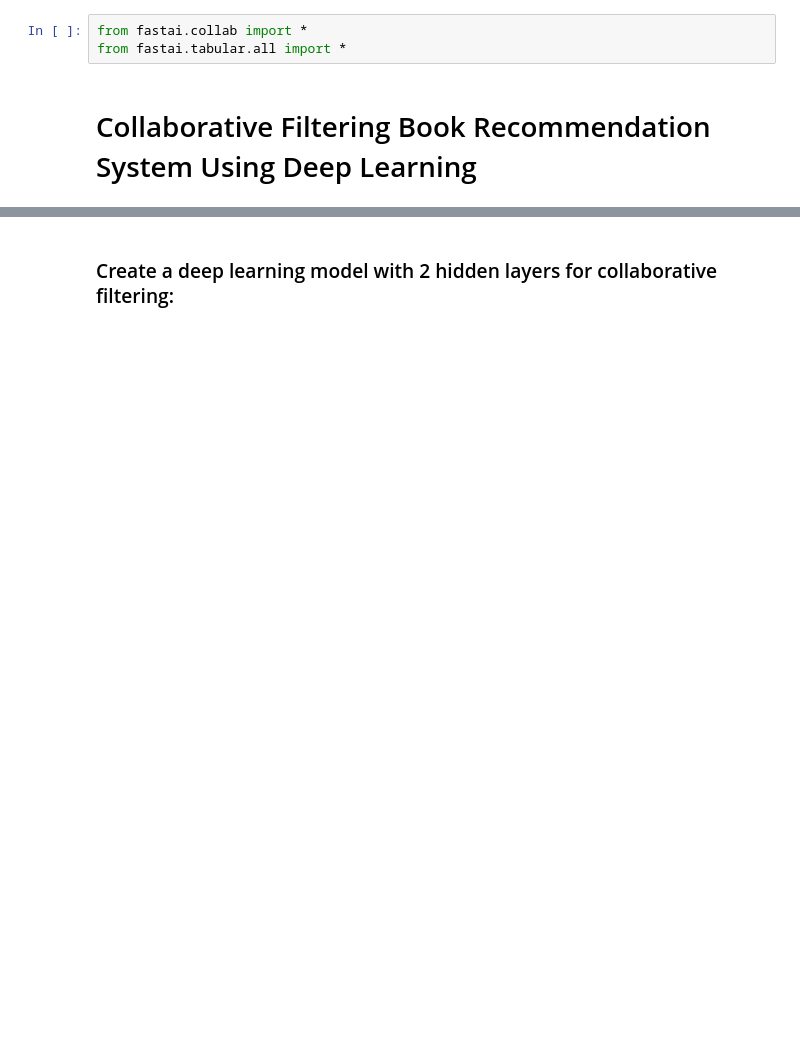
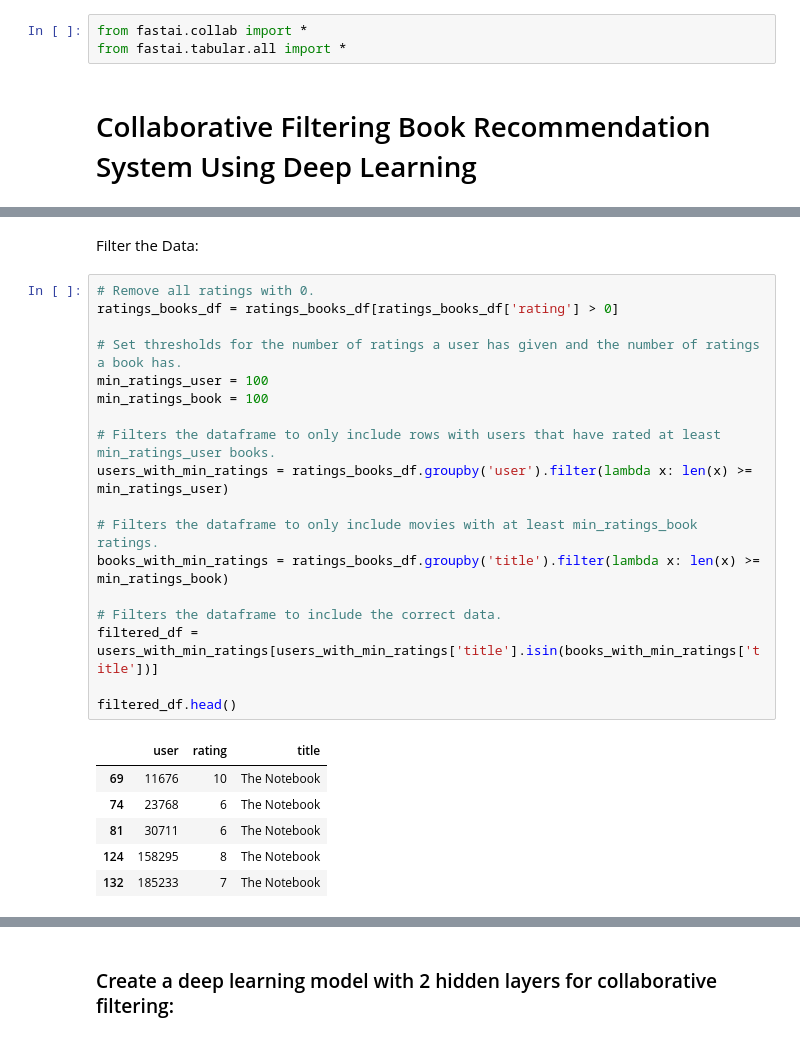
Before and after one commit to simonliu0226/LLM_RecSys, a Jupyter notebook: notebooks/Book_Recommendation_Collab_Filter.ipynb, the cells around one changed output, grey strips where cells are left out. Cells and saved outputs as stored; diff of their text form; blank space fills up the shorter version.

```diff
--- a/notebooks/Book_Recommendation_Collab_Filter.ipynb
+++ b/notebooks/Book_Recommendation_Collab_Filter.ipynb
@@ -22 +36,28 @@ ratings.head()
+# %% [markdown]
+Filter the Data:
+# %%
+# Remove all ratings with 0.
+ratings_books_df = ratings_books_df[ratings_books_df['rating'] > 0]
+
+# Set thresholds for the number of ratings a user has given and the number of ratings a book has.
+min_ratings_user = 100
+min_ratings_book = 100
+
+# Filters the dataframe to only include rows with users that have rated at least min_ratings_user books.
+users_with_min_ratings = ratings_books_df.groupby('user').filter(lambda x: len(x) >= min_ratings_user)
+
+# Filters the dataframe to only include movies with at least min_ratings_book ratings.
+books_with_min_ratings = ratings_books_df.groupby('title').filter(lambda x: len(x) >= min_ratings_book)
+
+# Filters the dataframe to include the correct data.
+filtered_df = users_with_min_ratings[users_with_min_ratings['title'].isin(books_with_min_ratings['title'])]
+
+filtered_df.head()
+# %% [output]
+|  | user | rating | title |
+| 69 | 11676 | 10 | The Notebook |
+| 74 | 23768 | 6 | The Notebook |
+| 81 | 30711 | 6 | The Notebook |
+| 124 | 158295 | 8 | The Notebook |
+| 132 | 185233 | 7 | The Notebook |
 # %% [markdown]
```
Also changed, not shown: parts of 20 cells of this notebook.
